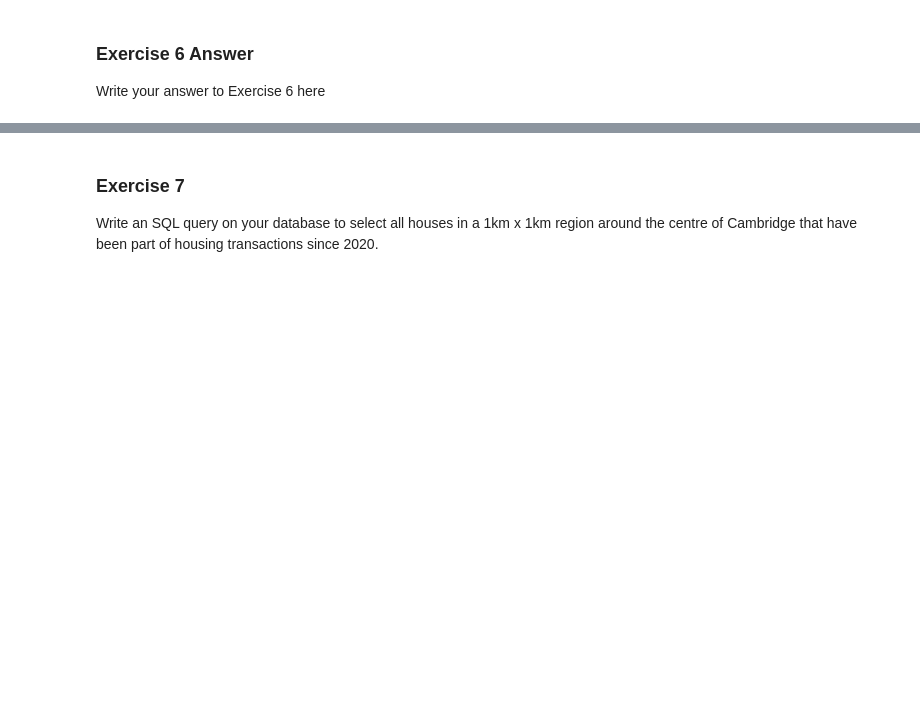
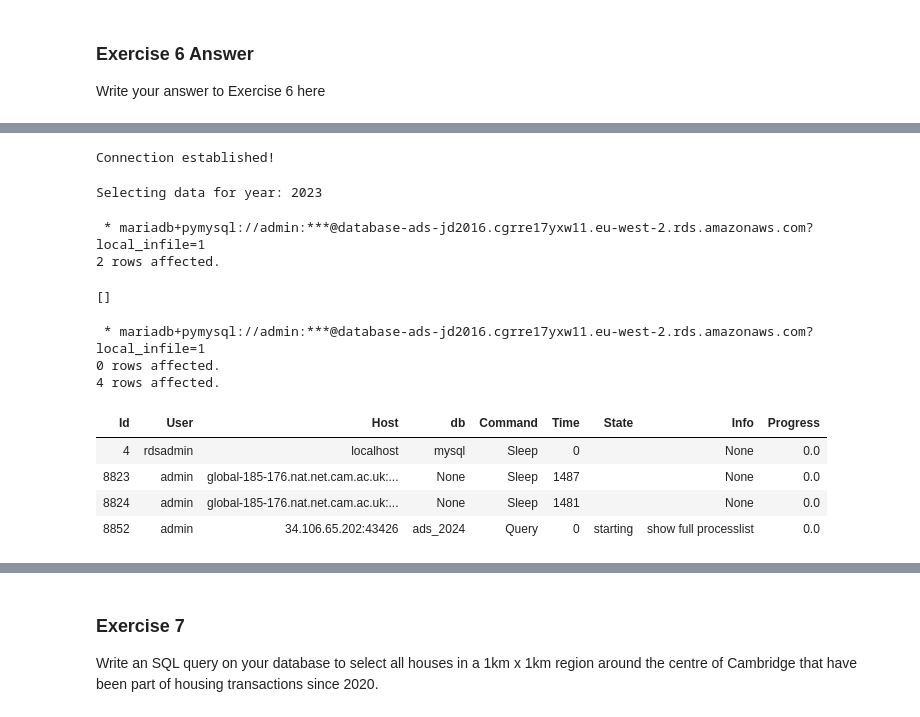
Before and after one commit to JDS289/jd2016_ads_2024, a Jupyter notebook: 02_access_assess_geospatial.ipynb, the cells around one changed output, grey strips where cells are left out. Saved outputs shown, nothing was run; the diff lists cells and outputs as text; code cells hidden in the pictures; blank space fills up the shorter version.

```diff
--- a/02_access_assess_geospatial.ipynb
+++ b/02_access_assess_geospatial.ipynb
@@ -835,0 +891,33 @@ Write your answer to Exercise 6 here
+# %%
+conn = fynesse.access.create_connection("admin", "ayT2adBkqim", "database-ads-jd2016.cgrre17yxw11.eu-west-2.rds.amazonaws.com", "ads_2024")
+# %% [output]
+Connection established!
+# %%
+# CHECK BEFORE RUNNING THIS THAT YOU ACTUALLY WANT TO
+
+#%pip install git+https://github.com/JDS289/jd2016_ads_2024.git
+#import fynesse
+
+fynesse.access.housing_upload_join_data(conn, 2023)
+# %% [output]
+Selecting data for year: 2023
+# %%
+%%sql
+LOAD DATA LOCAL INFILE 'output_file.csv' INTO TABLE `prices_coordinates_data` FIELDS TERMINATED BY ',' OPTIONALLY ENCLOSED by '\"' LINES STARTING BY '' TERMINATED BY '\n';
+# %% [output]
+ * mariadb+pymysql://admin:***@database-ads-jd2016.cgrre17yxw11.eu-west-2.rds.amazonaws.com?local_infile=1
+2 rows affected.
+[]
+# %%
+%%sql
+USE ads_2024;
+show full processlist;
+# %% [output]
+ * mariadb+pymysql://admin:***@database-ads-jd2016.cgrre17yxw11.eu-west-2.rds.amazonaws.com?local_infile=1
+0 rows affected.
+4 rows affected.
+| Id | User | Host | db | Command | Time | State | Info | Progress |
+| 4 | rdsadmin | localhost | mysql | Sleep | 0 |  | None | 0.0 |
+| 8823 | admin | global-185-176.nat.net.cam.ac.uk:... | None | Sleep | 1487 |  | None | 0.0 |
+| 8824 | admin | global-185-176.nat.net.cam.ac.uk:... | None | Sleep | 1481 |  | None | 0.0 |
+| 8852 | admin | 34.106.65.202:43426 | ads_2024 | Query | 0 | starting | show full processlist | 0.0 |
```
Also changed, not shown: parts of 10 cells of this notebook.
